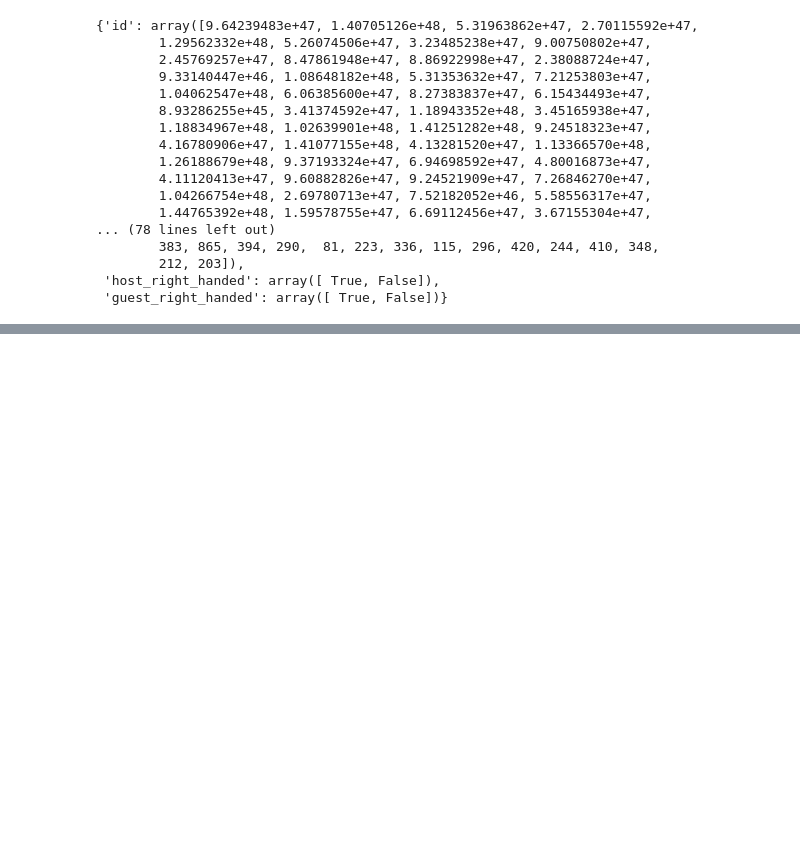
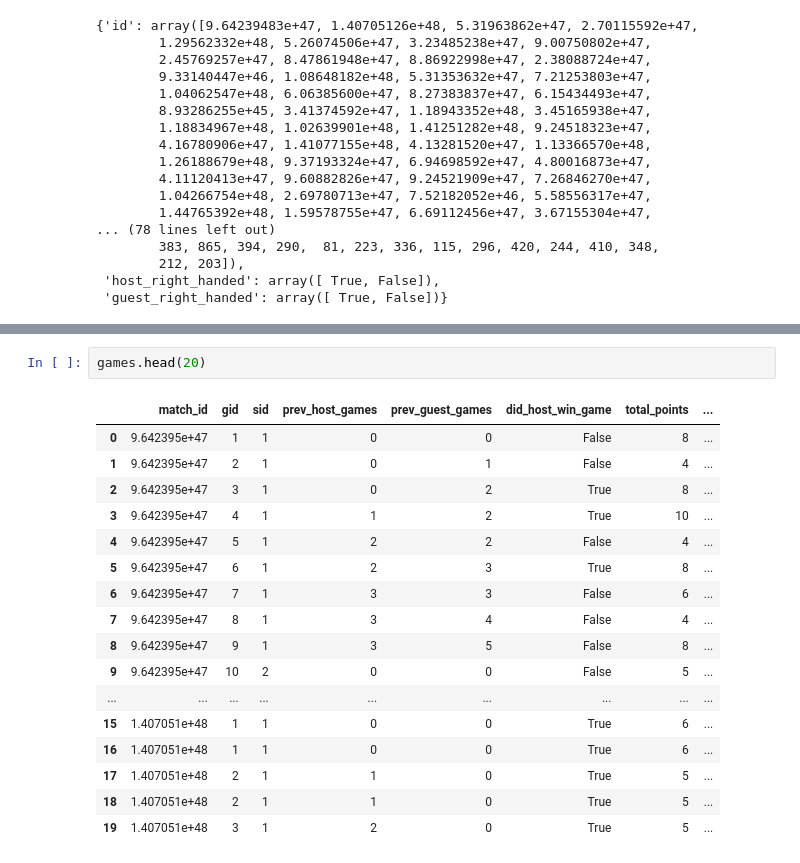
Before and after one commit to bryanhwangg/swingresearch, a Jupyter notebook: Notebook/SwingVision Research Main Notebook.ipynb, the cells around one changed output, grey strips where cells are left out. Drawn from its saved outputs; the diff is of its cells as text; blank space fills up the shorter version.

```diff
--- a/Notebook/SwingVision Research Main Notebook.ipynb
+++ b/Notebook/SwingVision Research Main Notebook.ipynb
@@ -223,0 +260,20 @@ match_unique
+# %%
+games.head(20)
+# %% [output]
+|  | match_id | gid | sid | prev_host_games | prev_guest_games | did_host_win_game | total_points | ... |
+| 0 | 9.642395e+47 | 1 | 1 | 0 | 0 | False | 8 | ... |
+| 1 | 9.642395e+47 | 2 | 1 | 0 | 1 | False | 4 | ... |
+| 2 | 9.642395e+47 | 3 | 1 | 0 | 2 | True | 8 | ... |
+| 3 | 9.642395e+47 | 4 | 1 | 1 | 2 | True | 10 | ... |
+| 4 | 9.642395e+47 | 5 | 1 | 2 | 2 | False | 4 | ... |
+| 5 | 9.642395e+47 | 6 | 1 | 2 | 3 | True | 8 | ... |
+| 6 | 9.642395e+47 | 7 | 1 | 3 | 3 | False | 6 | ... |
+| 7 | 9.642395e+47 | 8 | 1 | 3 | 4 | False | 4 | ... |
+| 8 | 9.642395e+47 | 9 | 1 | 3 | 5 | False | 8 | ... |
+| 9 | 9.642395e+47 | 10 | 2 | 0 | 0 | False | 5 | ... |
+| ... | ... | ... | ... | ... | ... | ... | ... | ... |
+| 15 | 1.407051e+48 | 1 | 1 | 0 | 0 | True | 6 | ... |
+| 16 | 1.407051e+48 | 1 | 1 | 0 | 0 | True | 6 | ... |
+| 17 | 1.407051e+48 | 2 | 1 | 1 | 0 | True | 5 | ... |
+| 18 | 1.407051e+48 | 2 | 1 | 1 | 0 | True | 5 | ... |
+| 19 | 1.407051e+48 | 3 | 1 | 2 | 0 | True | 5 | ... |
```
Also changed, not shown: parts of 3 cells of this notebook.
